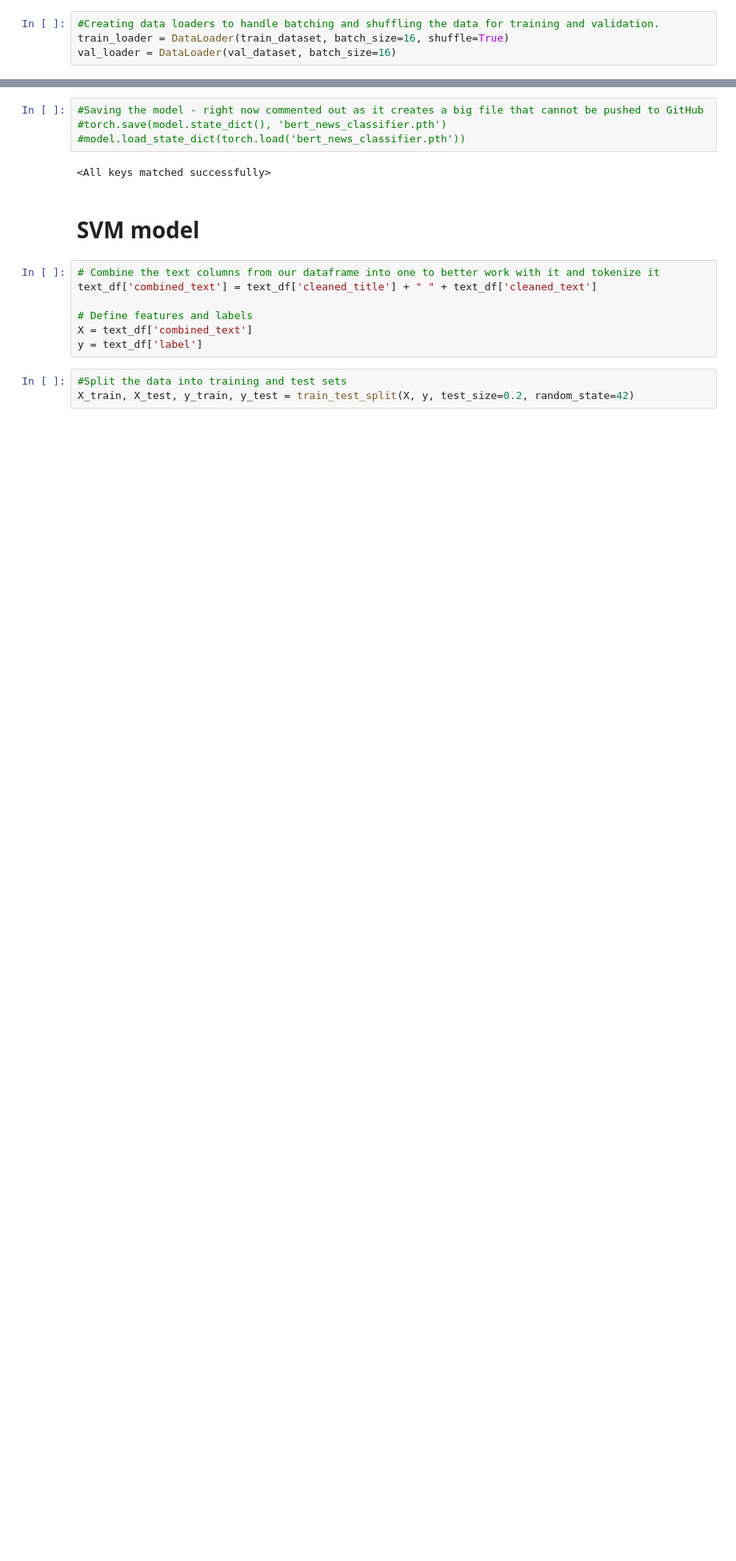
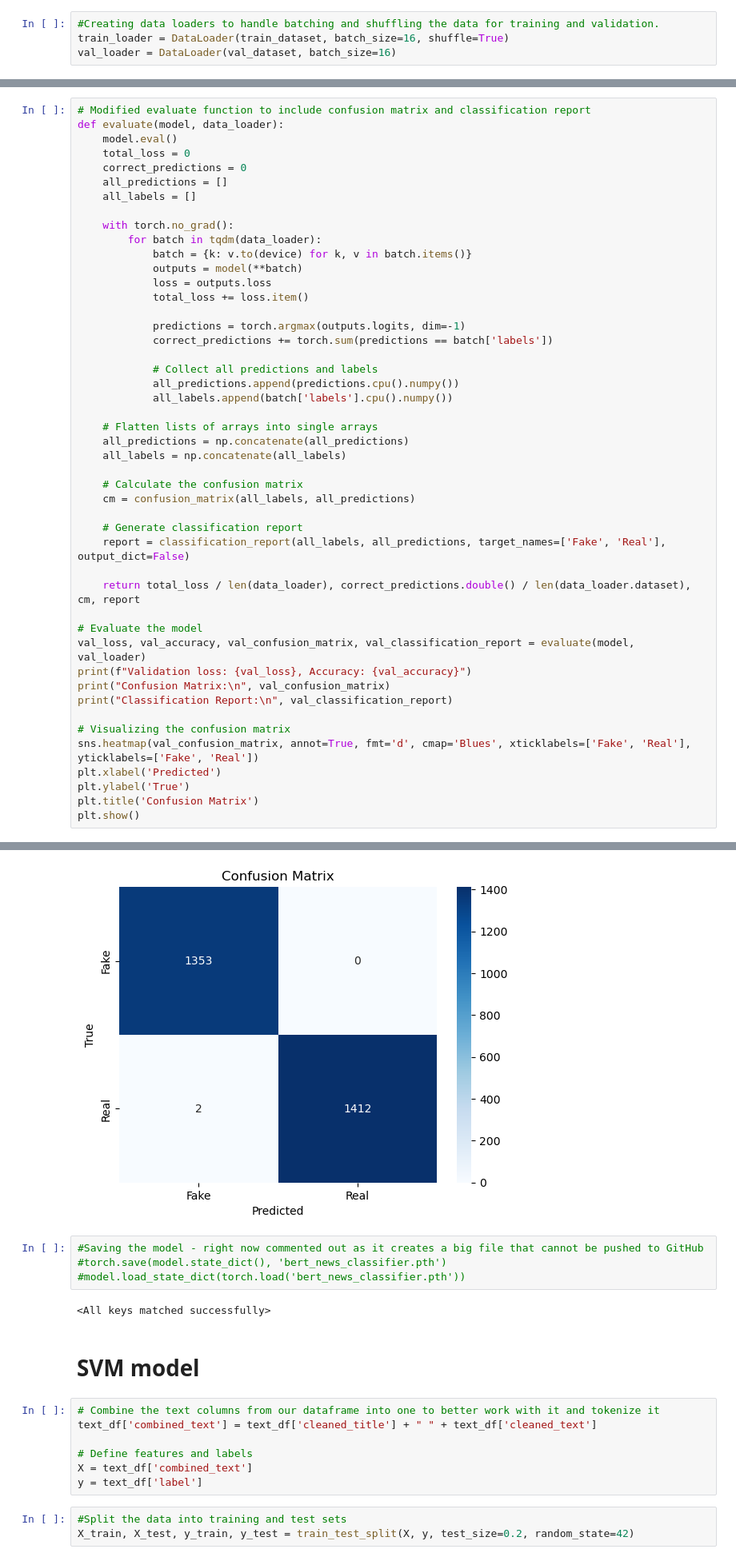
Before and after one commit to AndreasHaavik/FakeNews, a Jupyter notebook: textModels.ipynb, the cells around one changed output, grey strips where cells are left out. Shown: that part at 80% size. Drawn from its saved outputs; the diff is of its cells as text; blank space fills up the shorter version.

```diff
--- a/textModels.ipynb
+++ b/textModels.ipynb
@@ -496,0 +497,48 @@ Validation loss: 0.004552477456523628, Accuracy: 0.9992771955186122
+# %%
+# Modified evaluate function to include confusion matrix and classification report
+def evaluate(model, data_loader):
+    model.eval()
+    total_loss = 0
+    correct_predictions = 0
+    all_predictions = []
+    all_labels = []
+
+    with torch.no_grad():
+        for batch in tqdm(data_loader):
+            batch = {k: v.to(device) for k, v in batch.items()}
+            outputs = model(**batch)
+            loss = outputs.loss
+            total_loss += loss.item()
+
+            predictions = torch.argmax(outputs.logits, dim=-1)
+            correct_predictions += torch.sum(predictions == batch['labels'])
+
+            # Collect all predictions and labels
+            all_predictions.append(predictions.cpu().numpy())
+            all_labels.append(batch['labels'].cpu().numpy())
+
+    # Flatten lists of arrays into single arrays
+    all_predictions = np.concatenate(all_predictions)
+    all_labels = np.concatenate(all_labels)
+
+    # Calculate the confusion matrix
+    cm = confusion_matrix(all_labels, all_predictions)
+
+    # Generate classification report
+    report = classification_report(all_labels, all_predictions, target_names=['Fake', 'Real'], output_dict=False)
+
+    return total_loss / len(data_loader), correct_predictions.double() / len(data_loader.dataset), cm, report
+
+# Evaluate the model
+val_loss, val_accuracy, val_confusion_matrix, val_classification_report = evaluate(model, val_loader)
+print(f"Validation loss: {val_loss}, Accuracy: {val_accuracy}")
+print("Confusion Matrix:\n", val_confusion_matrix)
+print("Classification Report:\n", val_classification_report)
+
+# Visualizing the confusion matrix
+sns.heatmap(val_confusion_matrix, annot=True, fmt='d', cmap='Blues', xticklabels=['Fake', 'Real'], yticklabels=['Fake', 'Real'])
+plt.xlabel('Predicted')
+plt.ylabel('True')
+plt.title('Confusion Matrix')
+plt.show()
+# %% [output]
@@ -497,3 +558,4 @@ Validation loss: 0.004552477456523628, Accuracy: 0.9992771955186122
+[figure, added]
 # %%
 #Saving the model - right now commented out as it creates a big file that cannot be pushed to GitHub
 #torch.save(model.state_dict(), 'bert_news_classifier.pth')
```
Also changed, not shown: parts of 5 cells of this notebook, 1 other file.
